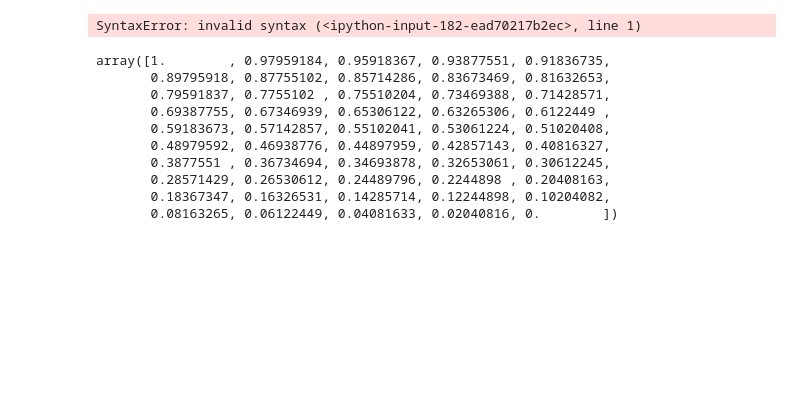
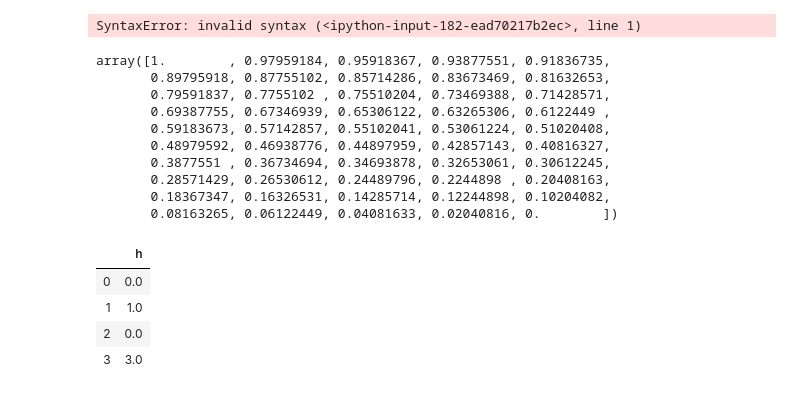
Before and after one commit to Pagutri/ProyectoAsignadoImagenes, a Jupyter notebook: Pregunta1.ipynb, the cells around one changed output. Cells and saved outputs as stored; diff of their text form; code cells hidden in the pictures; blank space fills up the shorter version.

```diff
--- a/Pregunta1.ipynb
+++ b/Pregunta1.ipynb
@@ -357,3 +385,11 @@ array([1.        , 0.97959184, 0.95918367, 0.93877551, 0.91836735,
        0.28571429, 0.26530612, 0.24489796, 0.2244898 , 0.20408163,
        0.18367347, 0.16326531, 0.14285714, 0.12244898, 0.10204082,
        0.08163265, 0.06122449, 0.04081633, 0.02040816, 0.        ])
+# %%
+pd.core.frame.DataFrame({"h": [np.nan, 1, np.nan, 3]}).fillna(0)
+# %% [output]
+|  | h |
+| 0 | 0.0 |
+| 1 | 1.0 |
+| 2 | 0.0 |
+| 3 | 3.0 |
```
Also changed, not shown: parts of 5 cells of this notebook, 1 other file.
